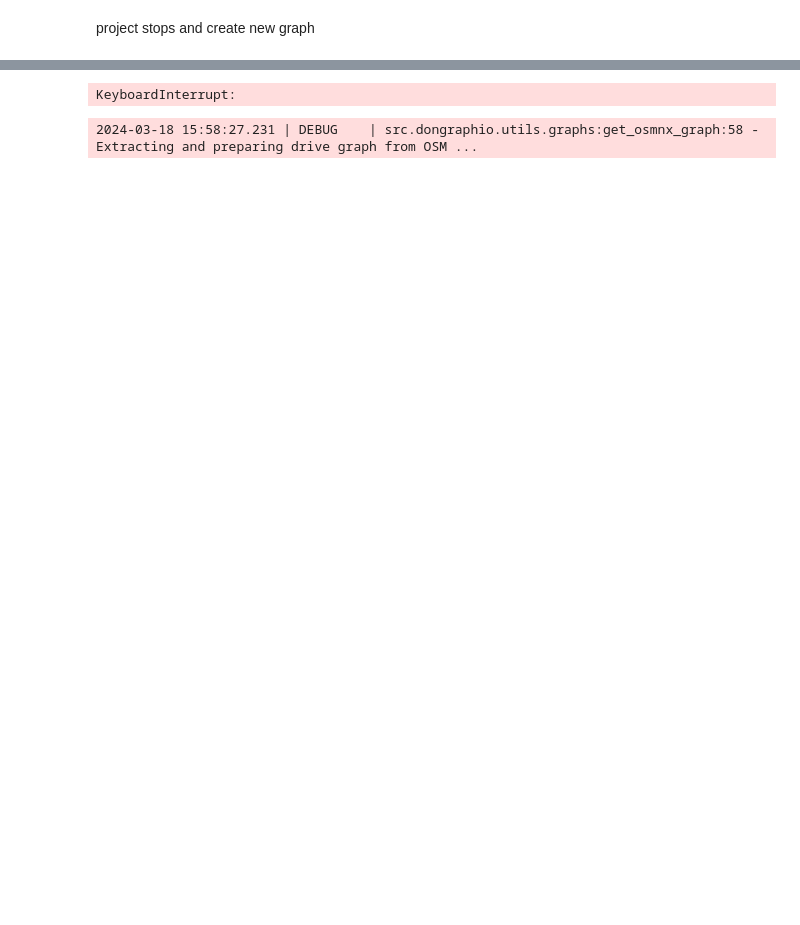
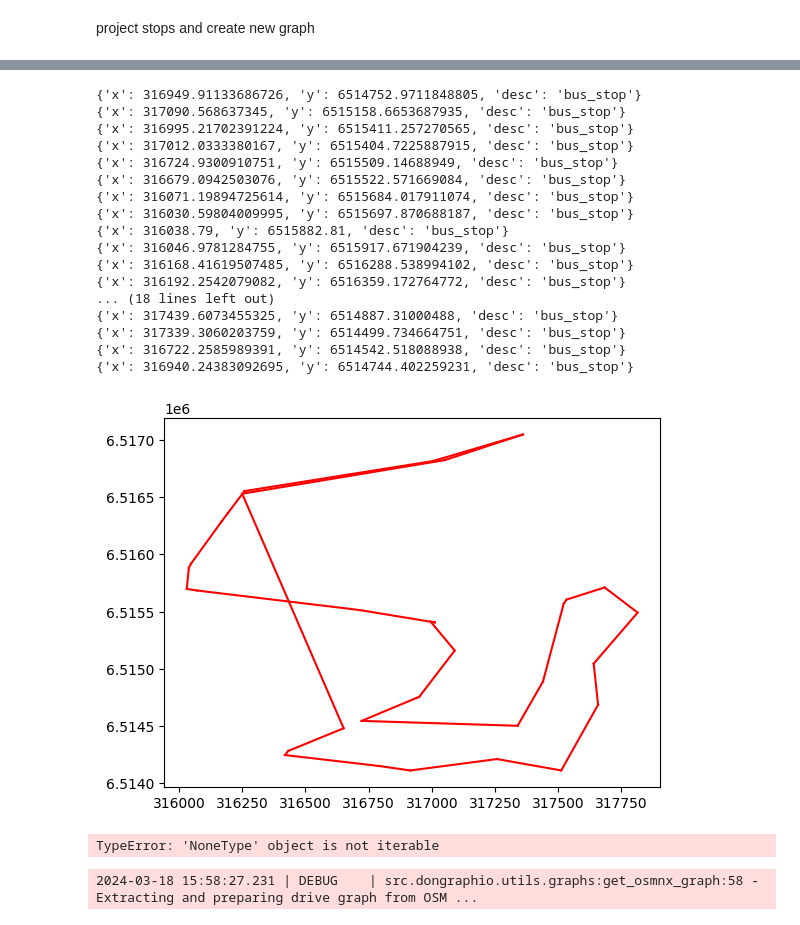
Before and after one commit to DDonnyy/dongraphio, a Jupyter notebook: src/dongraphio/hamilton_graph/test.ipynb, the cells around one changed output, grey strips where cells are left out. Saved outputs shown, nothing was run; the diff lists cells and outputs as text; code cells hidden in the pictures; blank space fills up the shorter version.

```diff
--- a/src/dongraphio/hamilton_graph/test.ipynb
+++ b/src/dongraphio/hamilton_graph/test.ipynb
@@ -213,2 +214,0 @@ NodeView(('0', '74', '264', '41', '137', '1', '291', '262', '151', '2', '177', '
-# %%
-for index,row in points.iterrows():
@@ -216,0 +249,20 @@ SyntaxError: incomplete input (3417650051.py, line 3)
+# %%
+from shapely import distance
+
+
+def heuristic(node1, node2):
+    node1=new_graph.nodes[node1]
+    node2=new_graph.nodes[node2]
+    point1 = Point(node1['x'], node1['y'])
+    point2 = Point(node2['x'], node2['y'])
+    return distance(point1, point2)
+new_graph = nx.DiGraph(new_graph)
+distance_matrix = pd.DataFrame(0, index=route_nodes, columns=route_nodes).astype(object)
+route_matrix = pd.DataFrame(index=route_nodes, columns=route_nodes)
+for source in tqdm(route_nodes, total=len(route_nodes),desc = "Calculating distances"):
+    for dest in route_nodes:
+        path = nx.astar_path(new_graph,source,dest,heuristic,weight='length_meter')
+        total_distance = sum(new_graph[path[i]][path[i + 1]]['length_meter'] for i in range(len(path) - 1))
+        route_matrix.loc[source,dest] = path
+        distance_matrix.loc[source,dest] = total_distance
+distance_matrix
@@ -216,0 +463,34 @@ SyntaxError: incomplete input (3417650051.py, line 3)
+# %%
+import matplotlib.pyplot as plt
+dm = distance_matrix.values.tolist()
+
+aco = ACO(ants=500, iter=100, a=1.5, b=1.2, p=0.6, q=15)
+
+result = (aco.run(dm=distance_matrix.values.tolist(), name="ACO"))
+mapping = dict(zip(range(distance_matrix.shape[0]),distance_matrix.index))
+path = [mapping.get(i) for i in result.indx]
+
+for i in range(len(path) - 1):
+     node1 = new_graph.nodes[path[i]]
+     node2 = new_graph.nodes[path[i+1]]
+     print(node2)
+     plt.plot(*zip((node1['x'],node1['y']), (node2['x'],node2['y'])), color='red')
+# %% [output]
+{'x': 316949.91133686726, 'y': 6514752.9711848805, 'desc': 'bus_stop'}
+{'x': 317090.568637345, 'y': 6515158.6653687935, 'desc': 'bus_stop'}
+{'x': 316995.21702391224, 'y': 6515411.257270565, 'desc': 'bus_stop'}
+{'x': 317012.0333380167, 'y': 6515404.7225887915, 'desc': 'bus_stop'}
+{'x': 316724.9300910751, 'y': 6515509.14688949, 'desc': 'bus_stop'}
+{'x': 316679.0942503076, 'y': 6515522.571669084, 'desc': 'bus_stop'}
+{'x': 316071.19894725614, 'y': 6515684.017911074, 'desc': 'bus_stop'}
+{'x': 316030.59804009995, 'y': 6515697.870688187, 'desc': 'bus_stop'}
+{'x': 316038.79, 'y': 6515882.81, 'desc': 'bus_stop'}
+{'x': 316046.9781284755, 'y': 6515917.671904239, 'desc': 'bus_stop'}
+{'x': 316168.41619507485, 'y': 6516288.538994102, 'desc': 'bus_stop'}
+{'x': 316192.2542079082, 'y': 6516359.172764772, 'desc': 'bus_stop'}
+... (18 lines left out)
+{'x': 317439.6073455325, 'y': 6514887.31000488, 'desc': 'bus_stop'}
+{'x': 317339.3060203759, 'y': 6514499.734664751, 'desc': 'bus_stop'}
+{'x': 316722.2585989391, 'y': 6514542.518088938, 'desc': 'bus_stop'}
+{'x': 316940.24383092695, 'y': 6514744.402259231, 'desc': 'bus_stop'}
+[figure, added]
@@ -218,17 +516,6 @@ SyntaxError: incomplete input (3417650051.py, line 3)
 import networkit as nk
 from src.dongraphio.utils import matrix_utils
 
-mobility_sub_graph = matrix_utils.get_subgraph(
-    nx_graph.copy(),
-    "type",
-    ["car"],
-)
-
-nk_graph = matrix_utils.convert_nx2nk(
-    mobility_sub_graph, idmap=matrix_utils.get_nx2nk_idmap(mobility_sub_graph), weight="length_meter"
-)
-
-graph_with_geom = matrix_utils.load_graph_geometry(mobility_sub_graph)
 df = pd.DataFrame.from_dict(dict(graph_with_geom.nodes(data=True)), orient="index")
 graph_gdf = gpd.GeoDataFrame(df, geometry=df["geometry"], crs=city_crs)
 nearest_nodes = graph_gdf["geometry"].sindex.nearest(
@@ -241,7 +528,7 @@ for source in tqdm(nearest_nodes[0][1], total=len(nearest_nodes[0][1])):
         heu = None
         r = nk.distance.AStar(G=nk_graph, heu=heu, source=source, target=dest).run()
 # %% [output]
-KeyboardInterrupt:
+TypeError: 'NoneType' object is not iterable
 # %%
 from shapely.geometry import MultiPoint
 
```
Also changed, not shown: parts of 14 cells of this notebook.
